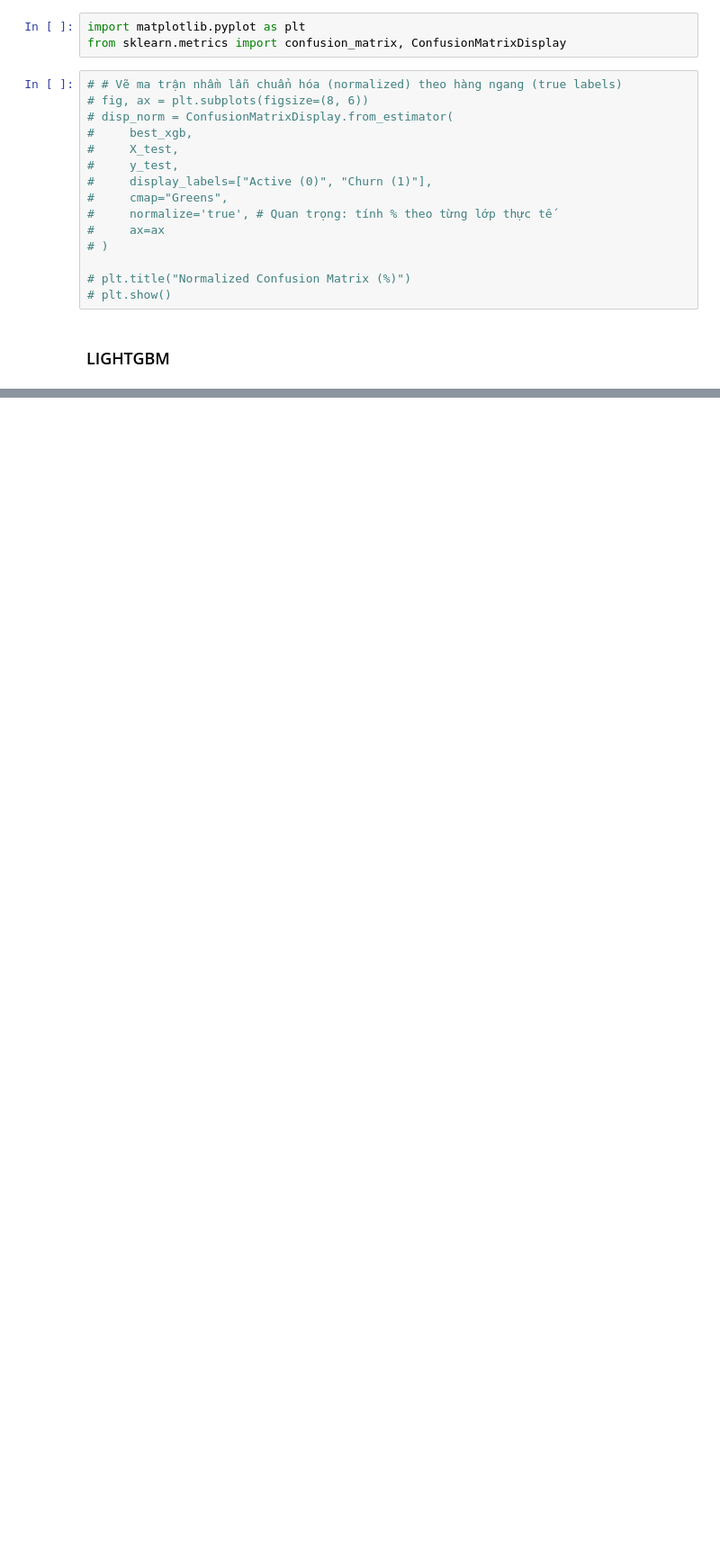
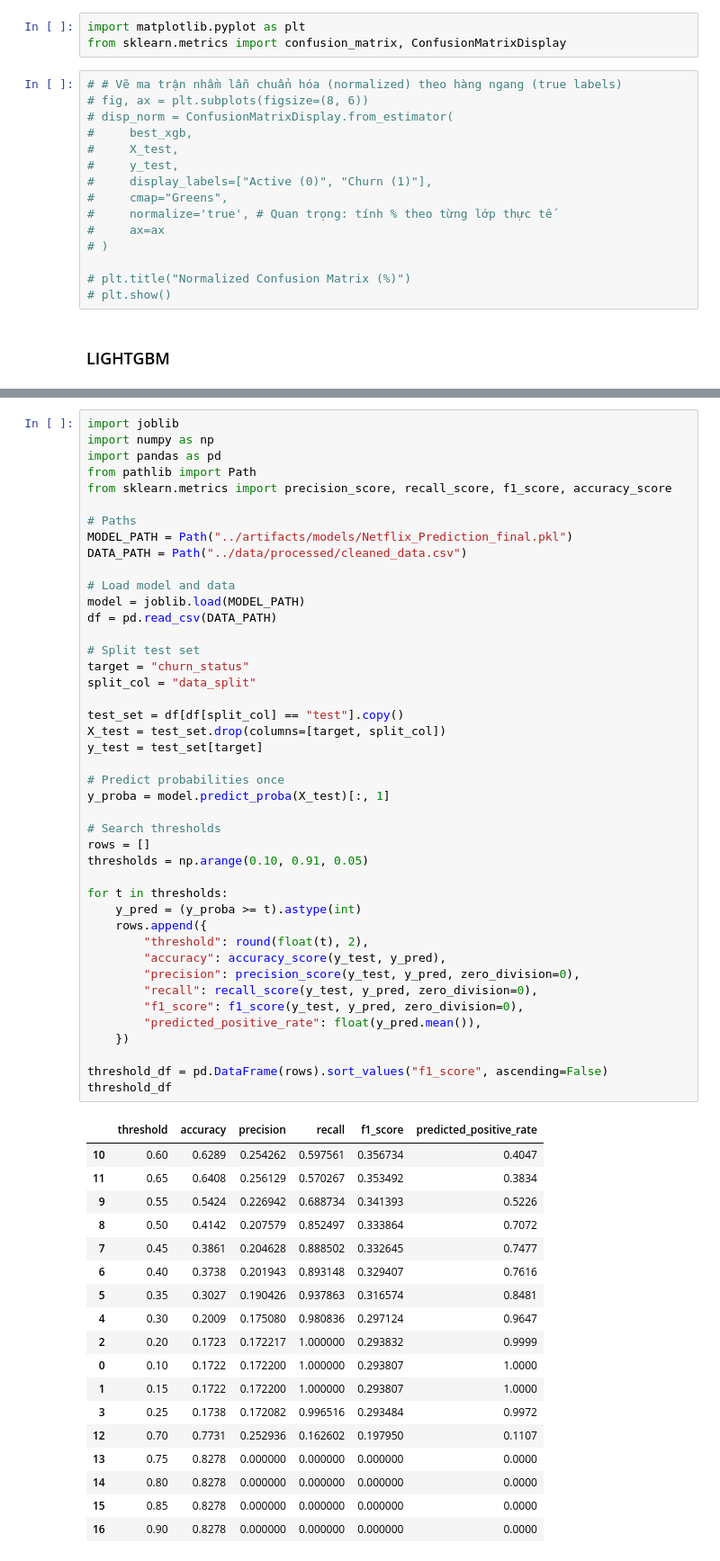
Before and after one commit to thuhang012/mlops-customer-churn, a Jupyter notebook: notebooks/02_experiment.ipynb, the cells around one changed output, grey strips where cells are left out. Shown at 90% size. Cells and saved outputs as stored; diff of their text form; blank space fills up the shorter version.

```diff
--- a/notebooks/02_experiment.ipynb
+++ b/notebooks/02_experiment.ipynb
@@ -378,3 +759,65 @@ with mlflow.start_run(run_name="SUMMARY_FINAL_RESULT"):
 2026/04/06 00:20:13 WARNING mlflow.sklearn: Saving scikit-learn models in the pickle or cloudpickle format requires exercising caution because these formats rely on Python's object serialization mecha ...
 🏃 View run SUMMARY_FINAL_RESULT at: http://127.0.0.1:5000/#/experiments/4/runs/213b01e7e0ff488fb25fb41c6aa5e754
 🧪 View experiment at: http://127.0.0.1:5000/#/experiments/4
+# %%
+import joblib
+import numpy as np
+import pandas as pd
+from pathlib import Path
+from sklearn.metrics import precision_score, recall_score, f1_score, accuracy_score
+
+# Paths
+MODEL_PATH = Path("../artifacts/models/Netflix_Prediction_final.pkl")
+DATA_PATH = Path("../data/processed/cleaned_data.csv")
+
+# Load model and data
+model = joblib.load(MODEL_PATH)
+df = pd.read_csv(DATA_PATH)
+
+# Split test set
+target = "churn_status"
+split_col = "data_split"
+
+test_set = df[df[split_col] == "test"].copy()
+X_test = test_set.drop(columns=[target, split_col])
+y_test = test_set[target]
+
+# Predict probabilities once
+y_proba = model.predict_proba(X_test)[:, 1]
+
+# Search thresholds
+rows = []
+thresholds = np.arange(0.10, 0.91, 0.05)
+
+for t in thresholds:
+    y_pred = (y_proba >= t).astype(int)
+    rows.append({
+        "threshold": round(float(t), 2),
+        "accuracy": accuracy_score(y_test, y_pred),
+        "precision": precision_score(y_test, y_pred, zero_division=0),
+        "recall": recall_score(y_test, y_pred, zero_division=0),
+        "f1_score": f1_score(y_test, y_pred, zero_division=0),
+        "predicted_positive_rate": float(y_pred.mean()),
+    })
+
+threshold_df = pd.DataFrame(rows).sort_values("f1_score", ascending=False)
+threshold_df
+# %% [output]
+|  | threshold | accuracy | precision | recall | f1_score | predicted_positive_rate |
+| 10 | 0.60 | 0.6289 | 0.254262 | 0.597561 | 0.356734 | 0.4047 |
+| 11 | 0.65 | 0.6408 | 0.256129 | 0.570267 | 0.353492 | 0.3834 |
+| 9 | 0.55 | 0.5424 | 0.226942 | 0.688734 | 0.341393 | 0.5226 |
+| 8 | 0.50 | 0.4142 | 0.207579 | 0.852497 | 0.333864 | 0.7072 |
+| 7 | 0.45 | 0.3861 | 0.204628 | 0.888502 | 0.332645 | 0.7477 |
+| 6 | 0.40 | 0.3738 | 0.201943 | 0.893148 | 0.329407 | 0.7616 |
+| 5 | 0.35 | 0.3027 | 0.190426 | 0.937863 | 0.316574 | 0.8481 |
+| 4 | 0.30 | 0.2009 | 0.175080 | 0.980836 | 0.297124 | 0.9647 |
+| 2 | 0.20 | 0.1723 | 0.172217 | 1.000000 | 0.293832 | 0.9999 |
+| 0 | 0.10 | 0.1722 | 0.172200 | 1.000000 | 0.293807 | 1.0000 |
+| 1 | 0.15 | 0.1722 | 0.172200 | 1.000000 | 0.293807 | 1.0000 |
+| 3 | 0.25 | 0.1738 | 0.172082 | 0.996516 | 0.293484 | 0.9972 |
+| 12 | 0.70 | 0.7731 | 0.252936 | 0.162602 | 0.197950 | 0.1107 |
+| 13 | 0.75 | 0.8278 | 0.000000 | 0.000000 | 0.000000 | 0.0000 |
+| 14 | 0.80 | 0.8278 | 0.000000 | 0.000000 | 0.000000 | 0.0000 |
+| 15 | 0.85 | 0.8278 | 0.000000 | 0.000000 | 0.000000 | 0.0000 |
+| 16 | 0.90 | 0.8278 | 0.000000 | 0.000000 | 0.000000 | 0.0000 |
```
Also changed, not shown: parts of 15 cells of this notebook, 6 other files.
